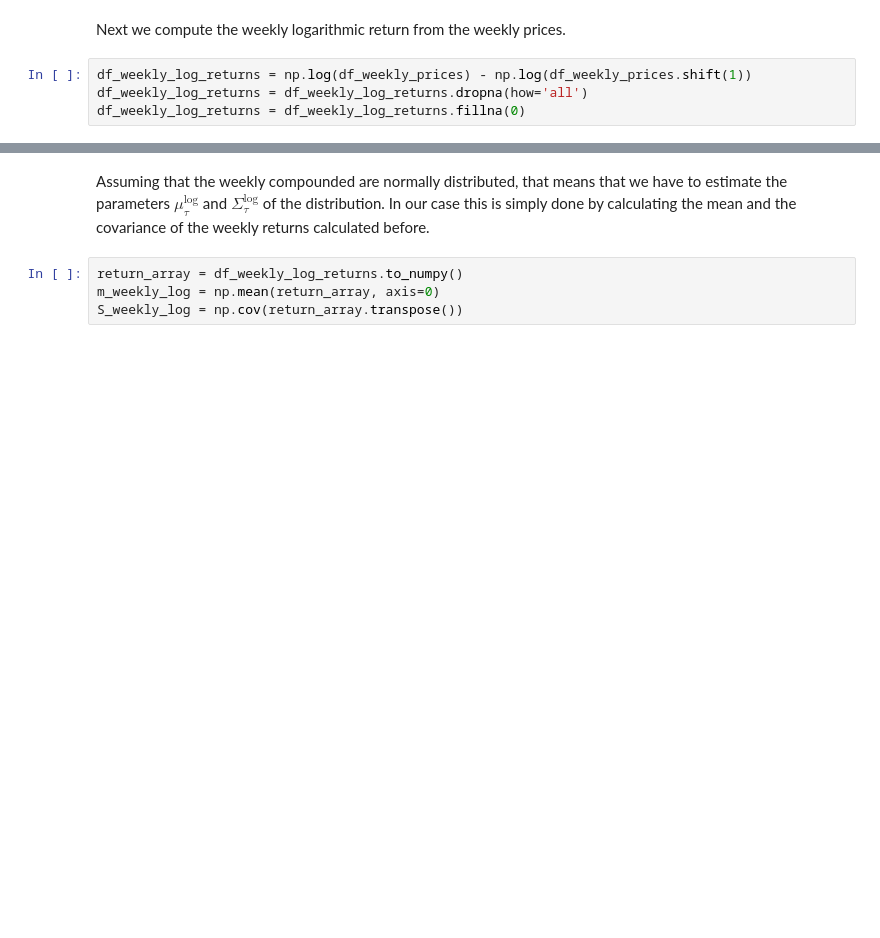
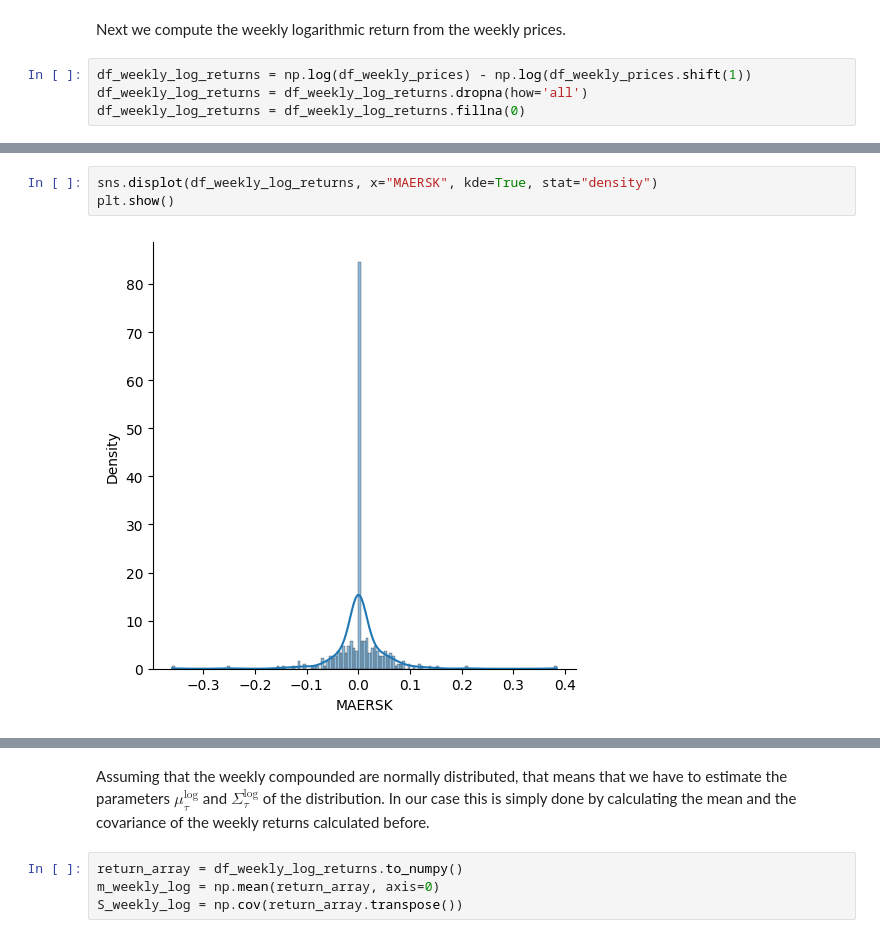
Before and after one commit to paolodelia99/PortfolioOptimization, a Jupyter notebook: Linear and non Linear Opt/input_data_preparation.ipynb, the cells around one changed output, grey strips where cells are left out. Saved outputs shown, nothing was run; the diff lists cells and outputs as text; blank space fills up the shorter version.

```diff
--- a/Linear and non Linear Opt/input_data_preparation.ipynb
+++ b/Linear and non Linear Opt/input_data_preparation.ipynb
@@ -44,0 +52,5 @@ df_weekly_log_returns = df_weekly_log_returns.fillna(0)
+# %%
+sns.displot(df_weekly_log_returns, x="MAERSK", kde=True, stat="density")
+plt.show()
+# %% [output]
+[figure, added]
```
Also changed, not shown: parts of 3 cells of this notebook.
